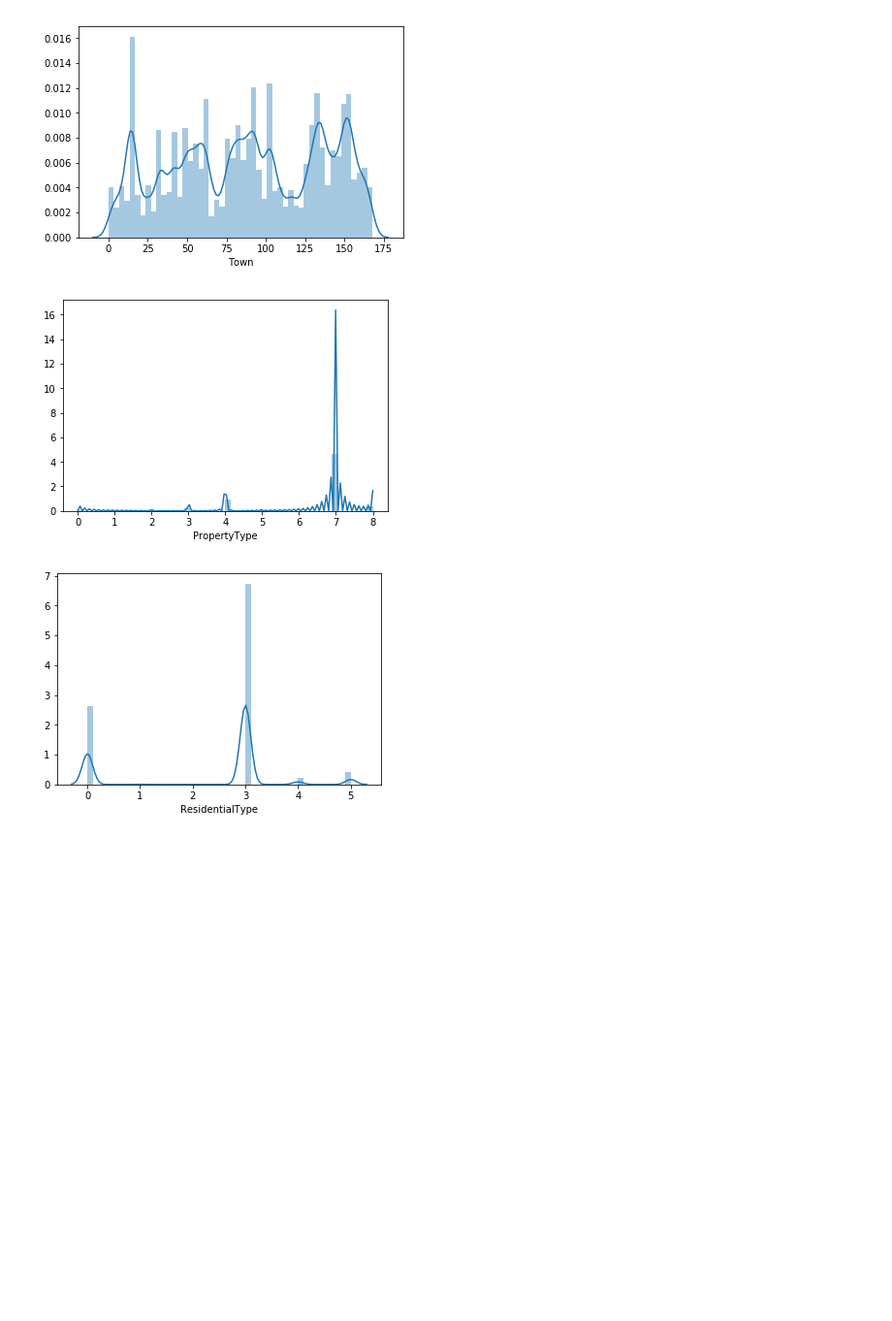
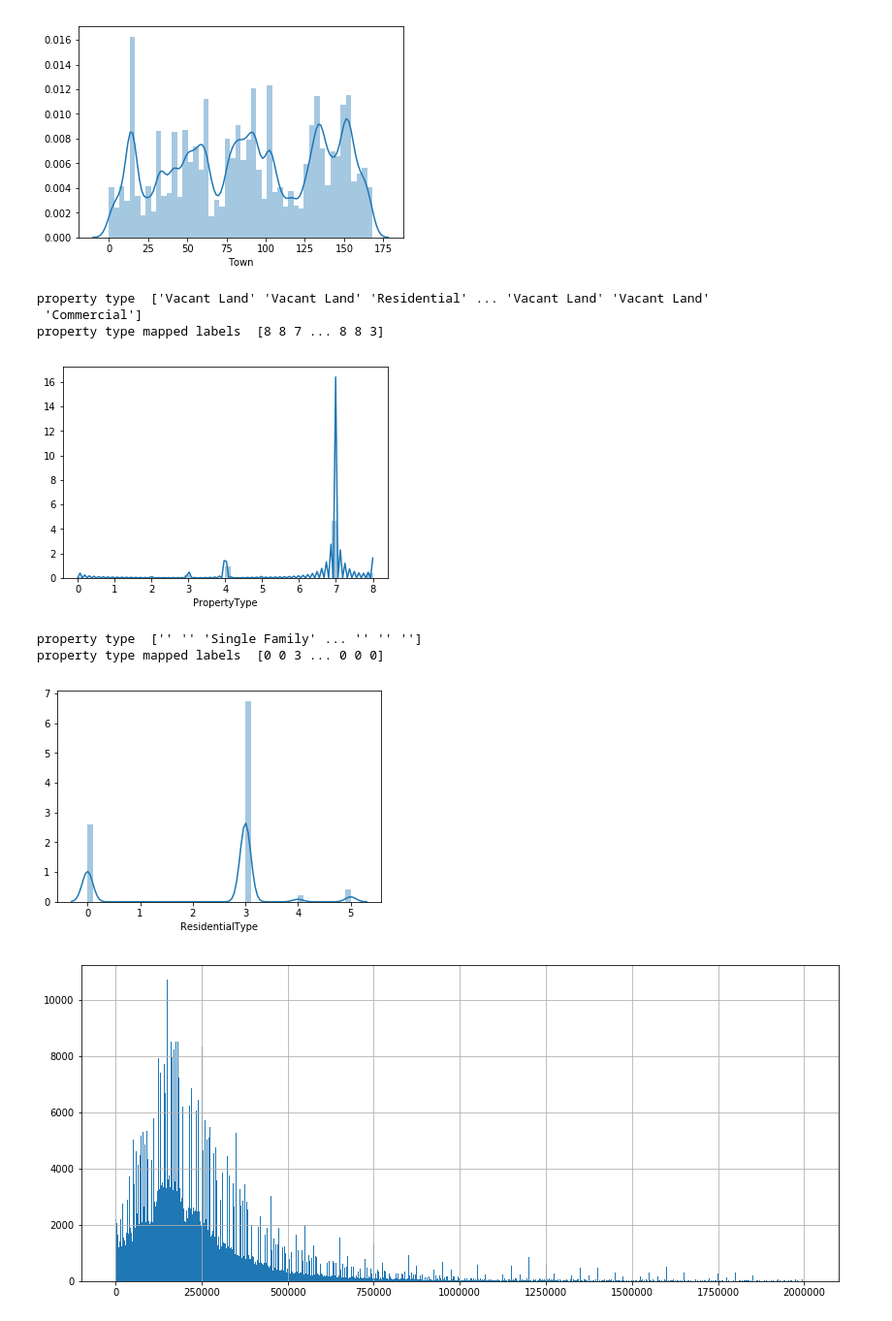
Before and after one commit to jane-h-green/real-estate-valuation-to-sale-ratio, a Jupyter notebook: test-skratch-book.ipynb, the cells around one changed output. Shown at 97% size. Cells and saved outputs as stored; diff of their text form; code cells hidden in the pictures; blank space fills up the shorter version.

Commit message:
exploratory analysis - pricing and sale-valuation ratios

```diff
--- a/test-skratch-book.ipynb
+++ b/test-skratch-book.ipynb
@@ -1,6 +1,5 @@
 # %%
 import pandas
-#from xgboost import xg
 import pandas as pd
 import numpy as np
 from sklearn import tree
@@ -17,23 +16,13 @@ from sklearn.preprocessing import Normalizer, OneHotEncoder
 from sklearn.compose import ColumnTransformer, make_column_transformer
 from sklearn.externals.six import StringIO
 from IPython.display import Image
+import matplotlib.pyplot as plt
 
 data = pd.read_csv('Real_Estate_Sales_2001-2016.csv', delimiter=',' , encoding='latin-1')
 data = pd.DataFrame(data)
 print(data.head())
 
-data.dropna(subset=['SaleAmount','SalesRatio'])
-data['ListYear'] = data['ListYear'].fillna(0)
-data['AssessedValue'] = data['AssessedValue'].fillna(0)
-data['SaleAmount'] = data['SaleAmount'].fillna(0)
-data['SalesRatio'] = data['SalesRatio'].fillna(0)
-
-#transform to numerical values -
-#data['ListYear'] = pd.to_numeric(data['ListYear'])
-#data['AssessedValue'] = data['AssessedValue'].astype(float)
-data['SaleAmount'] = data['SaleAmount'].astype(int)
-#data['SalesRatio'] = data['SalesRatio'].astype(float)
-
+data = data.dropna(subset=['SaleAmount','SalesRatio', 'AssessedValue'])
 
 #Drop the variables which do not add any meaning -
 data = data.drop(['SerialNumber'], axis=1)#meaningless - its an ID
@@ -58,13 +47,34 @@ townLabels = X['Town'].values
 X['Town'] = number.fit_transform(X['Town'])
 mappedTownLabels = X['Town'].values
 
+propertyTypeLabels = X['PropertyType'].values
 X['PropertyType'] = number.fit_transform(X['PropertyType'])
+mappedPropertyTypeLabels = X['PropertyType'].values
+
+residentialTypeLabels = X['ResidentialType'].values
 X['ResidentialType'] = number.fit_transform(X['ResidentialType'])
+mappedResidentialTypeLabels = X['ResidentialType'].values
 X['NonUseCode'] = number.fit_transform(X['NonUseCode'])
 
 #TODO - Exact geolocation - convert to Latitude/Longitude.
 # for now address can be dropped -
+
+#Using Google maps geolocation -
 X = X.drop(['Address'], axis=1)
+
+# Load and resolve all addresses - once:
+# https://console.developers.google.com/apis/credentials?folder=&organizationId=&project=python-bi-projec-1558955638471
+
+# Contains latitude & longitude -
+# https://maps.googleapis.com/maps/api/geocode/xml?address=1600+Amphitheatre+Parkway,
+# +Mountain+View,+CA&key=YOUR_API_KEY
+
+# load and store to local file - as JSON formatted data
+
+# parse and add more columns.
+
+# https://maps.googleapis.com/maps/api/geocode/json?
+# address=1600+Amphitheatre+Parkway,+Mountain+View,+CA&key=YOUR_API_KEY
 # %% [output]
    ID  SerialNumber  ListYear            DateRecorded     Town  \
 0   1         14046      2014  09/29/2015 12:00:00 AM  Andover
@@ -99,11 +109,35 @@ print(mappedTownLabels)
 import seaborn as sns
 sales = X['PropertyType']
 sns.distplot(sales);
+
+# Residential - Highest frequency; Then Vacand Land & (?)
+
+print("property type ", propertyTypeLabels)
+print("property type mapped labels ", mappedPropertyTypeLabels)
 # %% [output]
+property type  ['Vacant Land' 'Vacant Land' 'Residential' ... 'Vacant Land' 'Vacant Land'
+ 'Commercial']
+property type mapped labels  [8 8 7 ... 8 8 3]
 [figure]
 # %%
 import seaborn as sns
 sales = X['ResidentialType']
 sns.distplot(sales);
+
+#Single family - Highest frequency; Then 5? and 4?
+
+print("property type ", residentialTypeLabels)
+print("property type mapped labels ", mappedResidentialTypeLabels)
 # %% [output]
+property type  ['' '' 'Single Family' ... '' '' '']
+property type mapped labels  [0 0 3 ... 0 0 0]
 [figure]
+# %%
+import seaborn as sns
+import matplotlib.pyplot as plt
+
+bin_values = np.arange(start=-100, stop=2000000, step=2000)
+data['SaleAmount'].hist(bins=bin_values, figsize=[14,6])
+plt.show()
+# %% [output]
+[figure, added]
```
Also changed, not shown: parts of 2 cells of this notebook, 2 other files.
